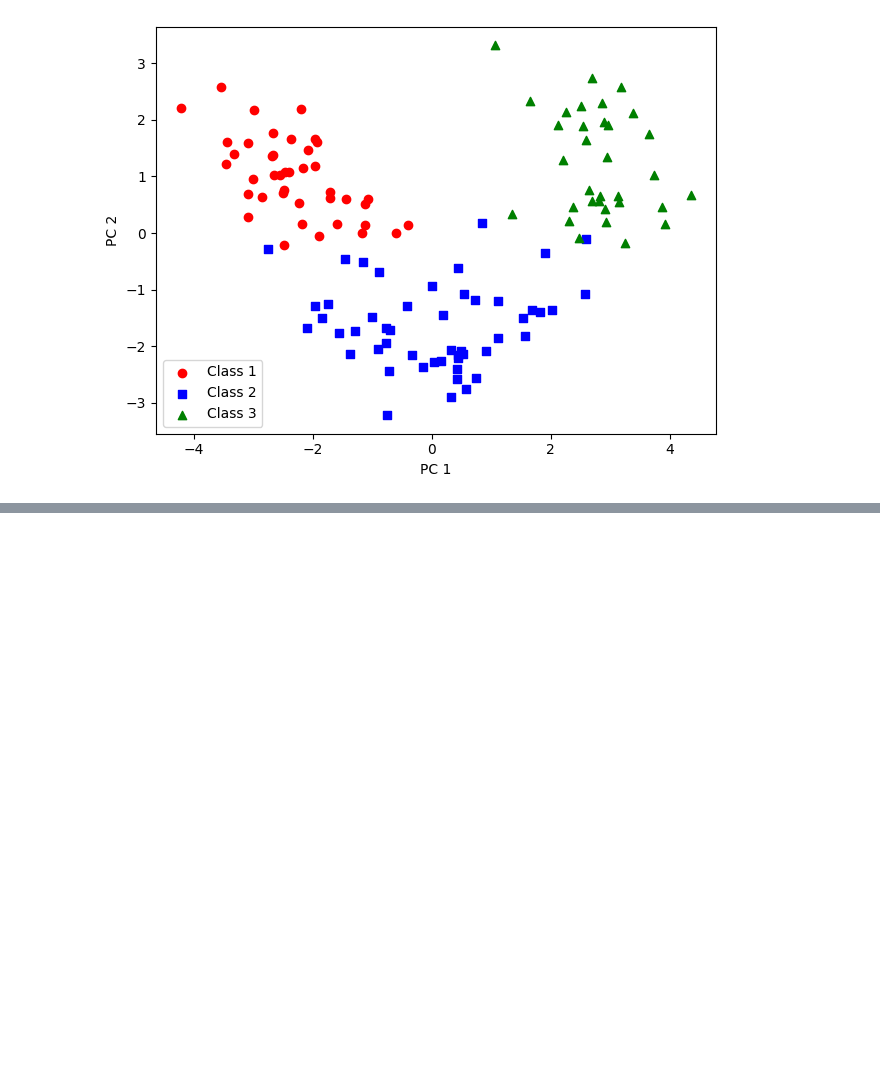
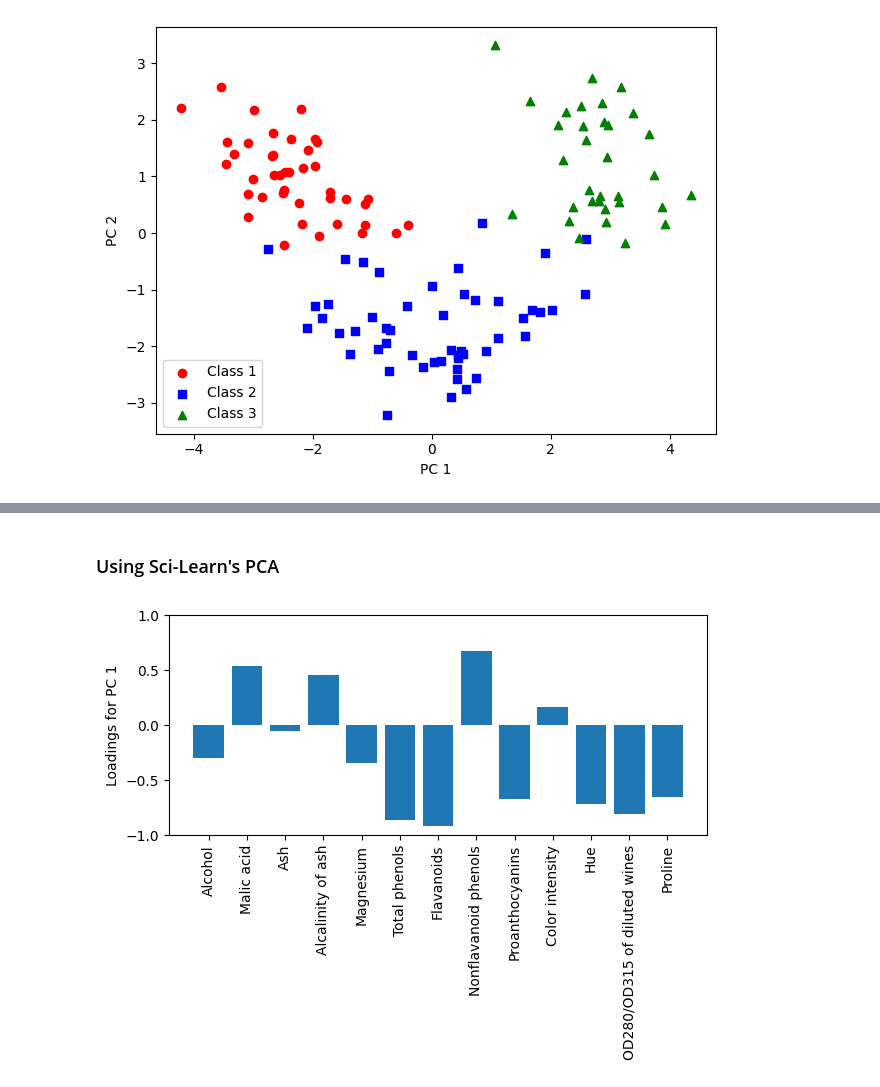
Before and after one commit to RalphExp/MachineLearning, a Jupyter notebook: DLFC/Application/ch05.ipynb, the cells around one changed output, grey strips where cells are left out. Saved outputs shown, nothing was run; the diff lists cells and outputs as text; code cells hidden in the pictures; blank space fills up the shorter version.

```diff
--- a/DLFC/Application/ch05.ipynb
+++ b/DLFC/Application/ch05.ipynb
@@ -205,0 +231,21 @@ plt.show()
+# %% [markdown]
+### Using Sci-Learn's PCA
+# %%
+# check the explained variance ratio
+# should be the same as the hands on version
+pca = PCA(n_components=None)
+X_train_pca = pca.fit_transform(X_train_std)
+
+# note that in sklearn's pca, the components' shapes are (N, d) i.e. N samples and d features
+# so transpose is needed here.
+sklearn_loadings = pca.components_.T * np.sqrt(pca.explained_variance_)
+
+fig, ax = plt.subplots()
+ax.bar(range(13), sklearn_loadings[:, 0]*-1, align='center')
+ax.set_ylabel('Loadings for PC 1')
+ax.set_xticks(range(13))
+ax.set_xticklabels(df_wine.columns[1:], rotation=90)
+plt.ylim([-1, 1])
+plt.tight_layout()
+# %% [output]
+[figure, added]
```
Also changed, not shown: parts of 4 cells of this notebook.
